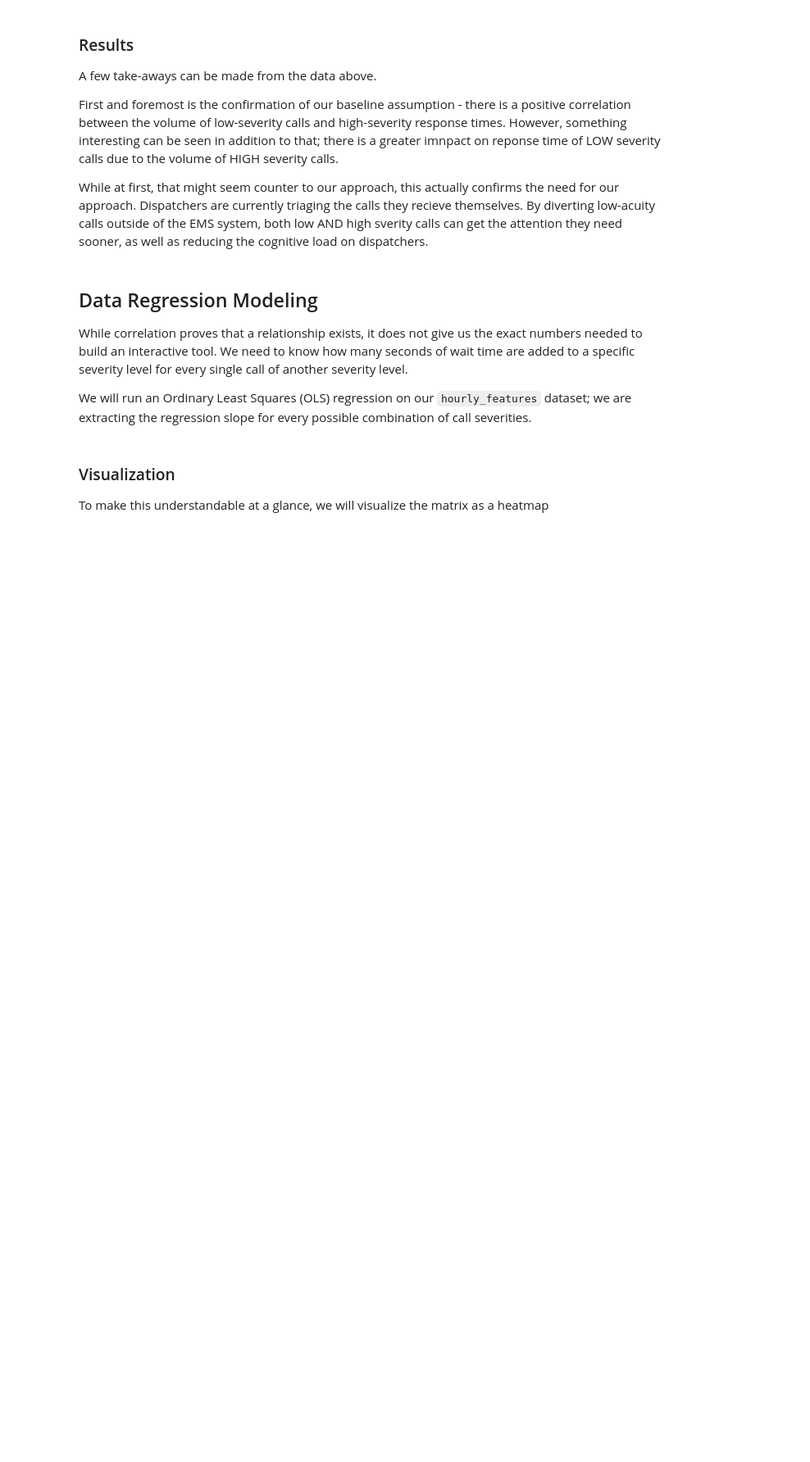
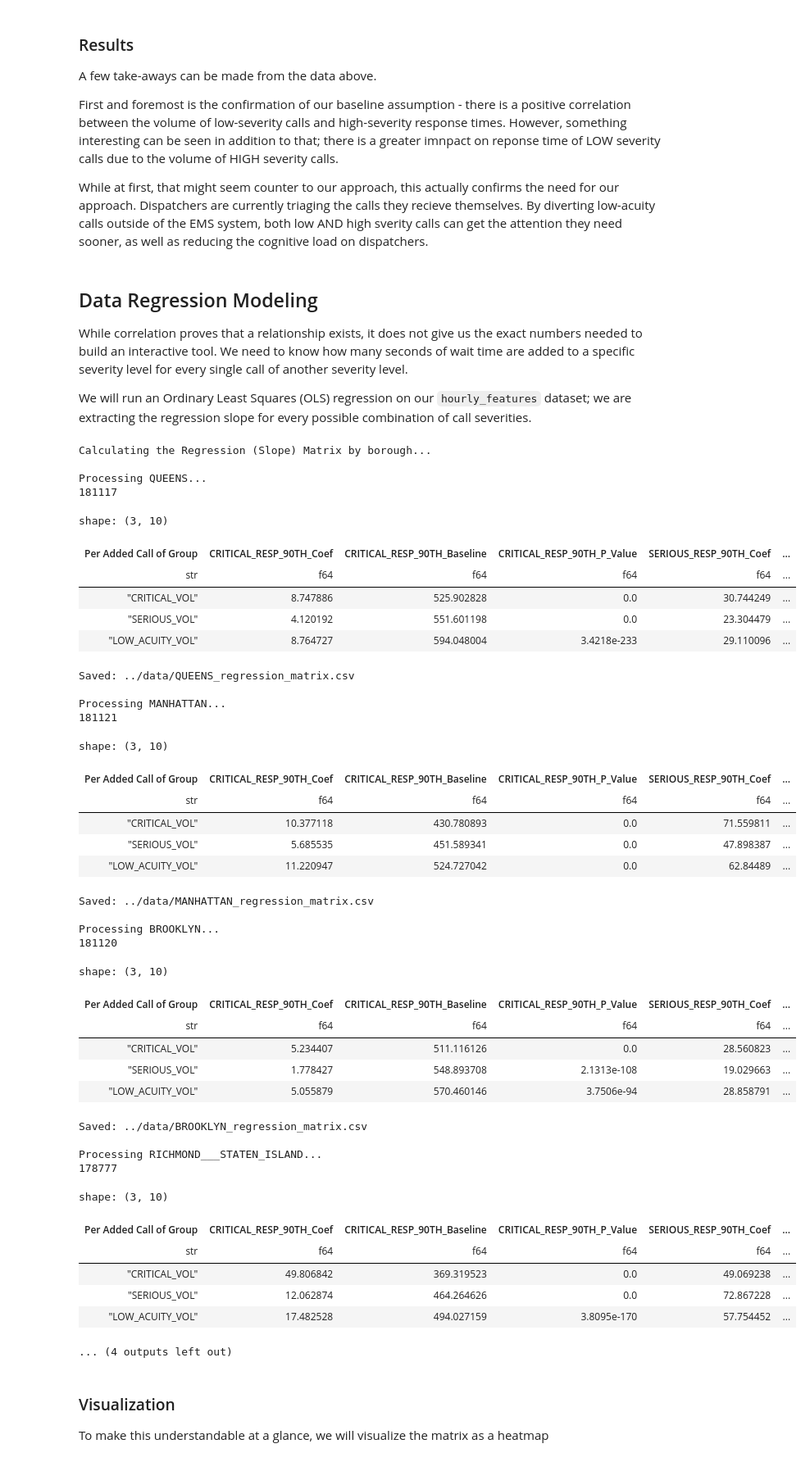
Before and after one commit to lzillmer/CSE-6242-Project, a Jupyter notebook: notebooks/parquet_processing.ipynb, the cells around one changed output. Shown at 82% size. Drawn from its saved outputs; the diff is of its cells as text; code cells hidden in the pictures; blank space fills up the shorter version.

Commit message:
bugfix plus running processing on total dataset

```diff
--- a/notebooks/parquet_processing.ipynb
+++ b/notebooks/parquet_processing.ipynb
@@ -374,42 +460,95 @@ print("Calculating the Regression (Slope) Matrix by borough...")
 
 #loop through each dataframe and save the regression outputs to separate CSVs named {borough} regression matrix
 for borough in boroughs:
+    if borough == "UNKNOWN":
+        # since we are using this to create a visualization, data that is not attached to geogrpahical information should be dropped
+        continue
     print(f"\nProcessing {borough}...")
     #the forward slash in 'RICHMOND / STATEN ISLAND' throughs an error...replace it.
-    borough = borough.replace("/", "-").replace(" ", "_")
+    # borough = borough.replace("/", "-").replace(" ", "_")
     borough_df = hourly_features_df.filter(pl.col("BOROUGH") == borough)
+    print(borough_df.height)
     matrix_rows = []
     for vol_col in vol_cols:
         # Label Row to show which volume group we are analyzing
         row_data = {"Per Added Call of Group": vol_col}
 
         for resp_col in resp_cols:
             # Filter for rows where both volume and response time exist
             valid_data = borough_df.select([pl.col(vol_col), pl.col(resp_col)]).drop_nulls()
 
             if valid_data.height > 1:
                 x = valid_data[vol_col].to_numpy()
                 y = valid_data[resp_col].to_numpy()
 
                 # Perform linear regression
-                slope, intercept, r_value, p_value, std_err = linregress(x, y)
-                row_data[f"{resp_col}_Coef"] = slope
-                row_data[f"{resp_col}_Baseline"] = intercept
-                row_data[f"{resp_col}_P_Value"] = p_value
+                try:
+                    slope, intercept, r_value, p_value, std_err = linregress(x, y)
+                except Exception as e:
+                    print(f"Error processing set of data associated with {borough}, {vol_col}, {resp_col}. Setting values to NONE:\n\t{e}")
+                    row_data[f"{resp_col}_Coef"] = None
+                    row_data[f"{resp_col}_Baseline"] = None
+                    row_data[f"{resp_col}_P_Value"] = None
+                else:
+                    row_data[f"{resp_col}_Coef"] = slope
+                    row_data[f"{resp_col}_Baseline"] = intercept
+                    row_data[f"{resp_col}_P_Value"] = p_value
             else:
                 row_data[f"{resp_col}_Coef"] = None
                 row_data[f"{resp_col}_Baseline"] = None
                 row_data[f"{resp_col}_P_Value"] = None
 
         matrix_rows.append(row_data)
 
     # Save each borough's matrix to its own CSV
     borough_matrix = pl.DataFrame(matrix_rows)
     output_path = f"../data/{borough}_regression_matrix.csv"
     borough_matrix.write_csv(output_path)
     display(borough_matrix)
 
     print(f"Saved: {output_path}")
+# %% [output]
+Calculating the Regression (Slope) Matrix by borough...
+
+Processing QUEENS...
+181117
+shape: (3, 10)
+| Per Added Call of Group | CRITICAL_RESP_90TH_Coef | CRITICAL_RESP_90TH_Baseline | CRITICAL_RESP_90TH_P_Value | SERIOUS_RESP_90TH_Coef | ... |
+| str | f64 | f64 | f64 | f64 | ... |
+| "CRITICAL_VOL" | 8.747886 | 525.902828 | 0.0 | 30.744249 | ... |
+| "SERIOUS_VOL" | 4.120192 | 551.601198 | 0.0 | 23.304479 | ... |
+| "LOW_ACUITY_VOL" | 8.764727 | 594.048004 | 3.4218e-233 | 29.110096 | ... |
+Saved: ../data/QUEENS_regression_matrix.csv
+
+Processing MANHATTAN...
+181121
+shape: (3, 10)
+| Per Added Call of Group | CRITICAL_RESP_90TH_Coef | CRITICAL_RESP_90TH_Baseline | CRITICAL_RESP_90TH_P_Value | SERIOUS_RESP_90TH_Coef | ... |
+| str | f64 | f64 | f64 | f64 | ... |
+| "CRITICAL_VOL" | 10.377118 | 430.780893 | 0.0 | 71.559811 | ... |
+| "SERIOUS_VOL" | 5.685535 | 451.589341 | 0.0 | 47.898387 | ... |
+| "LOW_ACUITY_VOL" | 11.220947 | 524.727042 | 0.0 | 62.84489 | ... |
+Saved: ../data/MANHATTAN_regression_matrix.csv
+
+Processing BROOKLYN...
+181120
+shape: (3, 10)
+| Per Added Call of Group | CRITICAL_RESP_90TH_Coef | CRITICAL_RESP_90TH_Baseline | CRITICAL_RESP_90TH_P_Value | SERIOUS_RESP_90TH_Coef | ... |
+| str | f64 | f64 | f64 | f64 | ... |
+| "CRITICAL_VOL" | 5.234407 | 511.116126 | 0.0 | 28.560823 | ... |
+| "SERIOUS_VOL" | 1.778427 | 548.893708 | 2.1313e-108 | 19.029663 | ... |
+| "LOW_ACUITY_VOL" | 5.055879 | 570.460146 | 3.7506e-94 | 28.858791 | ... |
+Saved: ../data/BROOKLYN_regression_matrix.csv
+
+Processing RICHMOND___STATEN_ISLAND...
+178777
+shape: (3, 10)
+| Per Added Call of Group | CRITICAL_RESP_90TH_Coef | CRITICAL_RESP_90TH_Baseline | CRITICAL_RESP_90TH_P_Value | SERIOUS_RESP_90TH_Coef | ... |
+| str | f64 | f64 | f64 | f64 | ... |
+| "CRITICAL_VOL" | 49.806842 | 369.319523 | 0.0 | 49.069238 | ... |
+| "SERIOUS_VOL" | 12.062874 | 464.264626 | 0.0 | 72.867228 | ... |
+| "LOW_ACUITY_VOL" | 17.482528 | 494.027159 | 3.8095e-170 | 57.754452 | ... |
+... (4 outputs left out)
 # %% [markdown]
 ### Visualization
 
```
Also changed, not shown: parts of 12 cells of this notebook, 15 other files.
